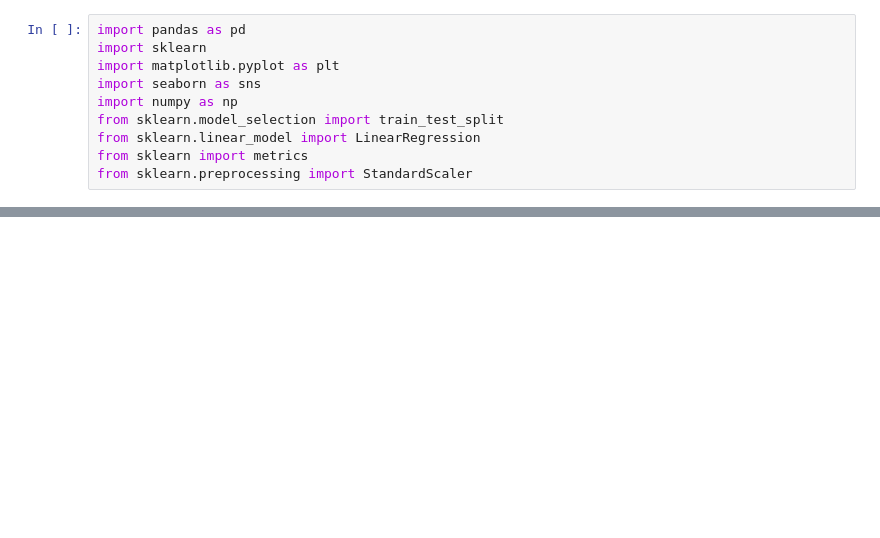
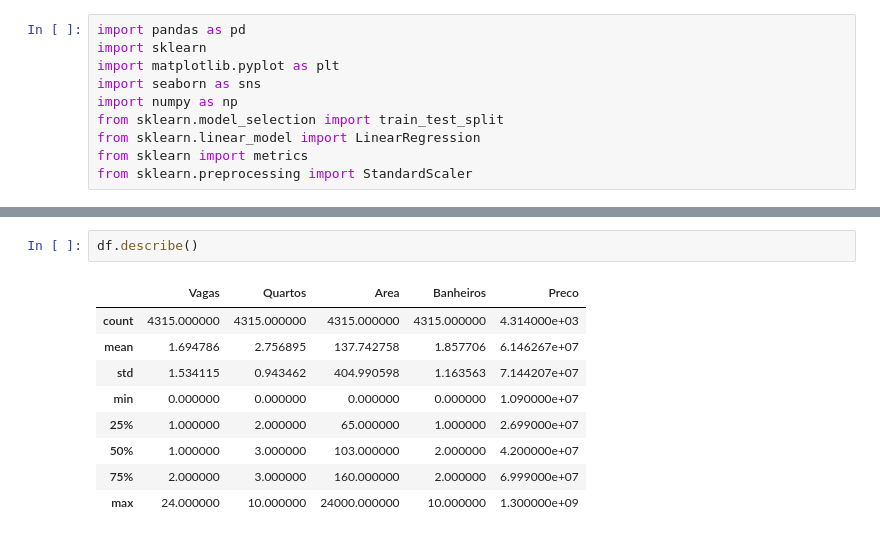
Before and after one commit to Bierc/properties, a Jupyter notebook: analysis.ipynb, the cells around one changed output, grey strips where cells are left out. Cells and saved outputs as stored; diff of their text form; blank space fills up the shorter version.

```diff
--- a/analysis.ipynb
+++ b/analysis.ipynb
@@ -54,0 +73,12 @@ Name: Preco, dtype: float64
+# %%
+df.describe()
+# %% [output]
+|  | Vagas | Quartos | Area | Banheiros | Preco |
+| count | 4315.000000 | 4315.000000 | 4315.000000 | 4315.000000 | 4.314000e+03 |
+| mean | 1.694786 | 2.756895 | 137.742758 | 1.857706 | 6.146267e+07 |
+| std | 1.534115 | 0.943462 | 404.990598 | 1.163563 | 7.144207e+07 |
+| min | 0.000000 | 0.000000 | 0.000000 | 0.000000 | 1.090000e+07 |
+| 25% | 1.000000 | 2.000000 | 65.000000 | 1.000000 | 2.699000e+07 |
+| 50% | 1.000000 | 3.000000 | 103.000000 | 2.000000 | 4.200000e+07 |
+| 75% | 2.000000 | 3.000000 | 160.000000 | 2.000000 | 6.999000e+07 |
+| max | 24.000000 | 10.000000 | 24000.000000 | 10.000000 | 1.300000e+09 |
```
Also changed, not shown: parts of 8 cells of this notebook, 2 other files.
